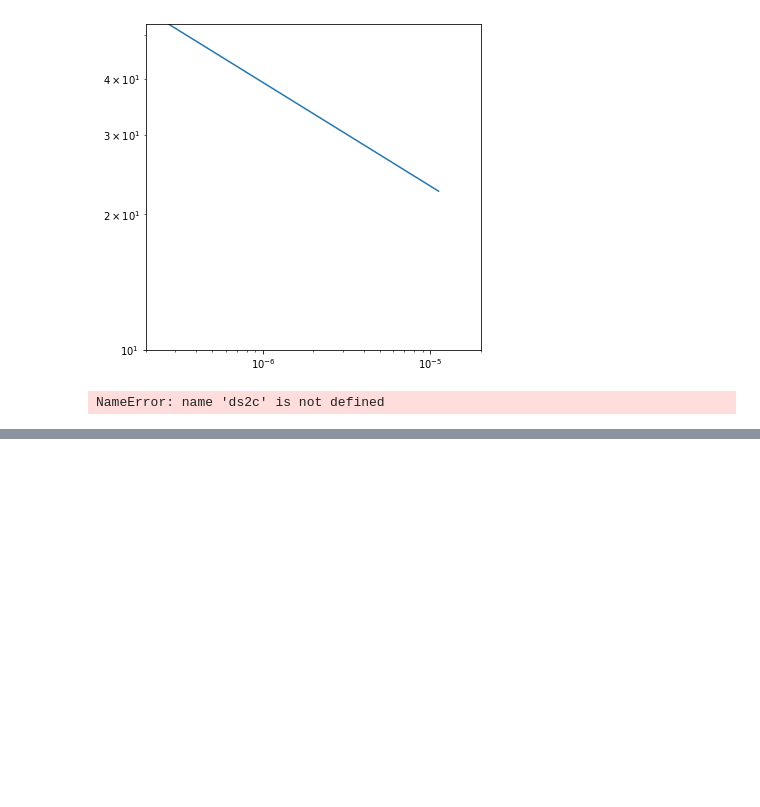
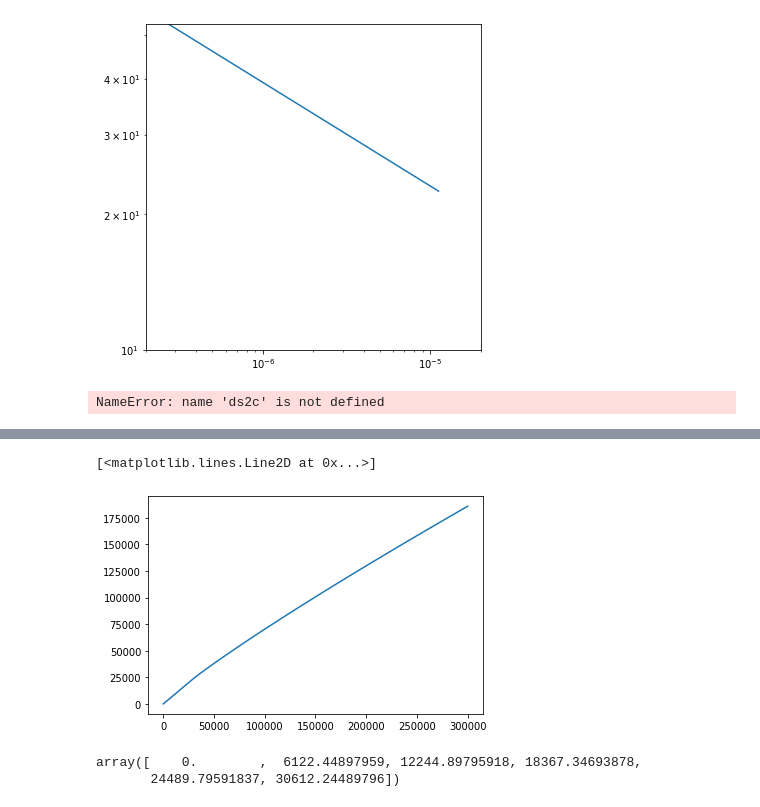
Before and after one commit to cjtu/moonpies, a Jupyter notebook: notebooks/test_scaling.ipynb, the cells around one changed output, grey strips where cells are left out. Cells and saved outputs as stored; diff of their text form; code cells hidden in the pictures; blank space fills up the shorter version.

```diff
--- a/notebooks/test_scaling.ipynb
+++ b/notebooks/test_scaling.ipynb
@@ -88,0 +102,12 @@ maxdiam = 1.85237e6
+# %%
+df = np.linspace(0, 300e3)
+dt = mm.final2transient(df)
+plt.plot(df, dt)
+# %% [output]
+[<matplotlib.lines.Line2D at 0x...>]
+[figure, added]
+# %%
+df[:6]
+# %% [output]
+array([    0.        ,  6122.44897959, 12244.89795918, 18367.34693878,
+       24489.79591837, 30612.24489796])
```
Also changed, not shown: parts of 4 cells of this notebook, 6 other files.
